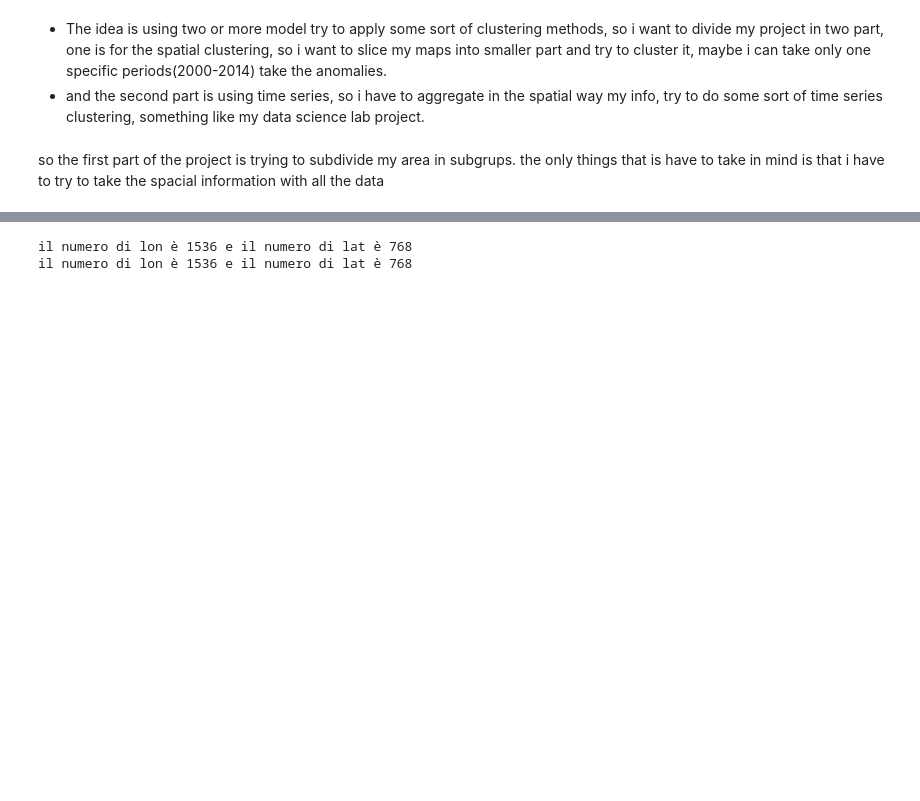
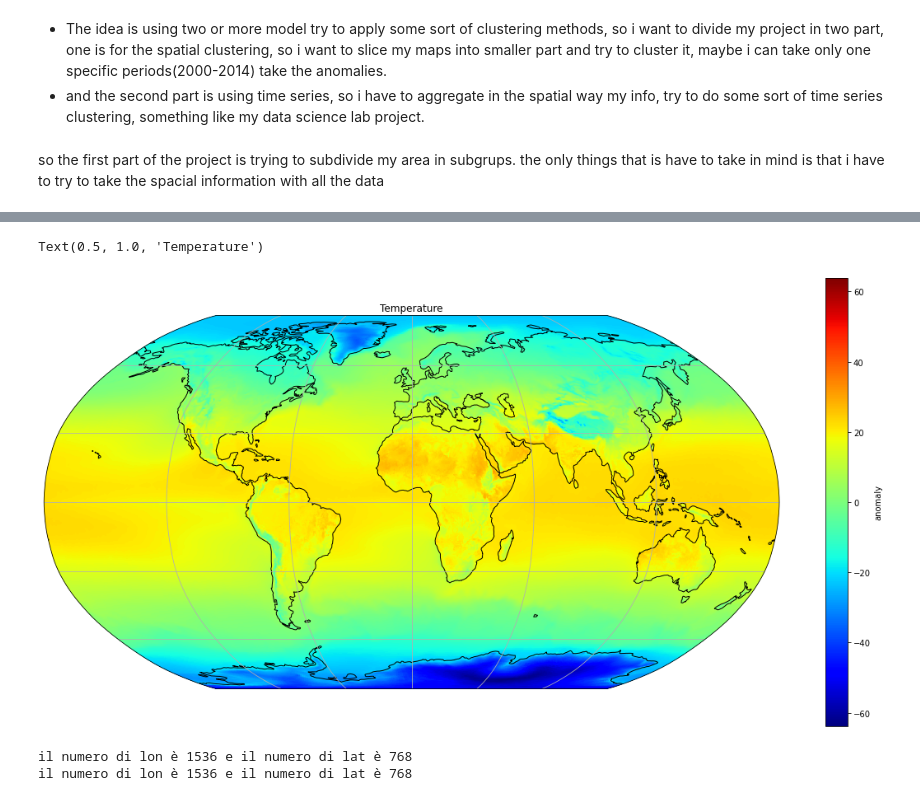
Before and after one commit to giodefa96/final_exam_envi, a Jupyter notebook: bozza/first_part.ipynb, the cells around one changed output, grey strips where cells are left out. Drawn from its saved outputs; the diff is of its cells as text; code cells hidden in the pictures; blank space fills up the shorter version.

```diff
--- a/bozza/first_part.ipynb
+++ b/bozza/first_part.ipynb
@@ -175,3 +165,16 @@ Data variables:
+# %%
+
+
+fig = plt.figure(figsize=(20, 10))
+p0 = model_hiram.anomaly.mean('time').plot(transform=ccrs.PlateCarree(),subplot_kws={'projection': ccrs.Robinson()},
+                            cmap='jet')
+p0.axes.coastlines()
+p0.axes.gridlines()
+plt.rcParams["figure.figsize"] = (10,10)
+plt.title('Temperature' )
+# %% [output]
+Text(0.5, 1.0, 'Temperature')
+[figure, added]
 # %%
 model_mri_interp = model_mri.copy()
 model_mri_interp = model_mri_interp.interp(lat=model_hiram.lat, lon=model_hiram.lon, method='linear')
```
Also changed, not shown: parts of 16 cells of this notebook, 1 other file.
